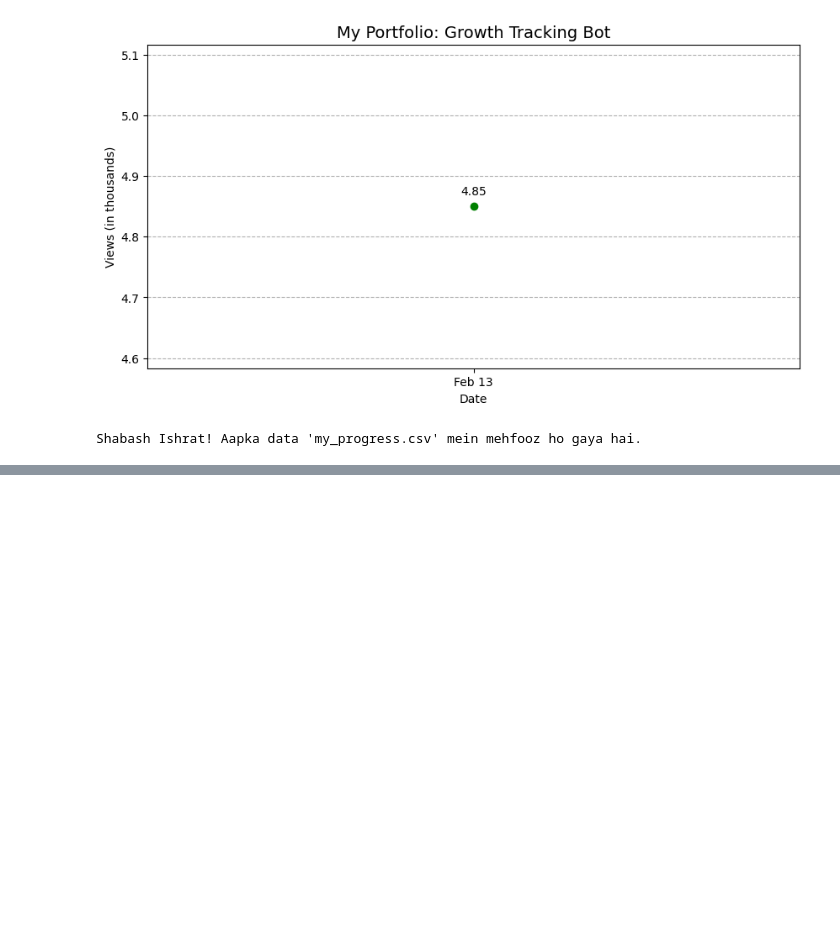
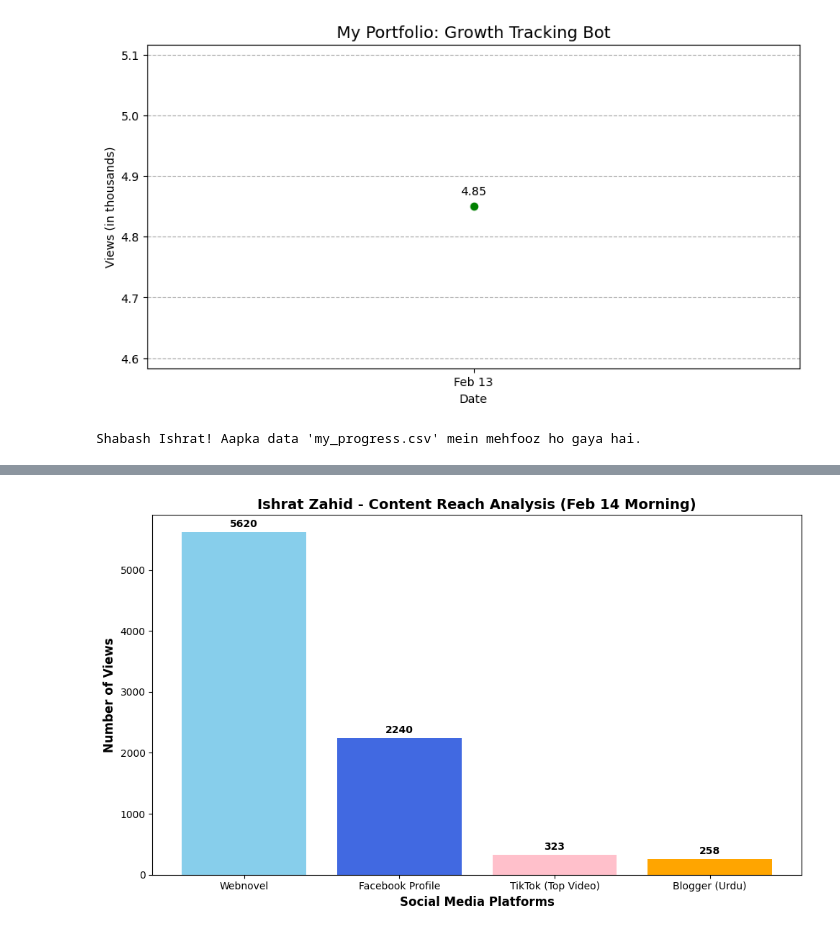
Before and after one commit to ishratdigitalcreation-26/Novel-Growth-Tracker, a Jupyter notebook: Ishrat_Portfolio_Bot.ipynb, the cells around one changed output, grey strips where cells are left out. Drawn from its saved outputs; the diff is of its cells as text; code cells hidden in the pictures; blank space fills up the shorter version.

```diff
--- a/Ishrat_Portfolio_Bot.ipynb
+++ b/Ishrat_Portfolio_Bot.ipynb
@@ -50,0 +79,29 @@ files.download('my_progress.csv')
+# %%
+import matplotlib.pyplot as plt
+
+# --- Your Morning Data (Feb 14, 2026) ---
+platforms = ['Webnovel', 'Facebook Profile', 'TikTok (Top Video)', 'Blogger (Urdu)']
+views = [5620, 2240, 323, 258]  # Based on the data you sent this morning
+
+# --- Creating the Visualization ---
+plt.figure(figsize=(10, 6))
+colors = ['skyblue', 'royalblue', 'pink', 'orange']
+
+# Making the bar chart
+bars = plt.bar(platforms, views, color=colors)
+
+# Adding labels and title
+plt.xlabel('Social Media Platforms', fontsize=12, fontweight='bold')
+plt.ylabel('Number of Views', fontsize=12, fontweight='bold')
+plt.title('Ishrat Zahid - Content Reach Analysis (Feb 14 Morning)', fontsize=14, fontweight='bold')
+
+# Adding data labels on top of bars
+for bar in bars:
+    yval = bar.get_height()
+    plt.text(bar.get_x() + bar.get_width()/2, yval + 50, yval, ha='center', va='bottom', fontweight='bold')
+
+# Display the chart
+plt.tight_layout()
+plt.show()
+# %% [output]
+[figure, added]
```
Also changed, not shown: parts of 2 cells of this notebook.
